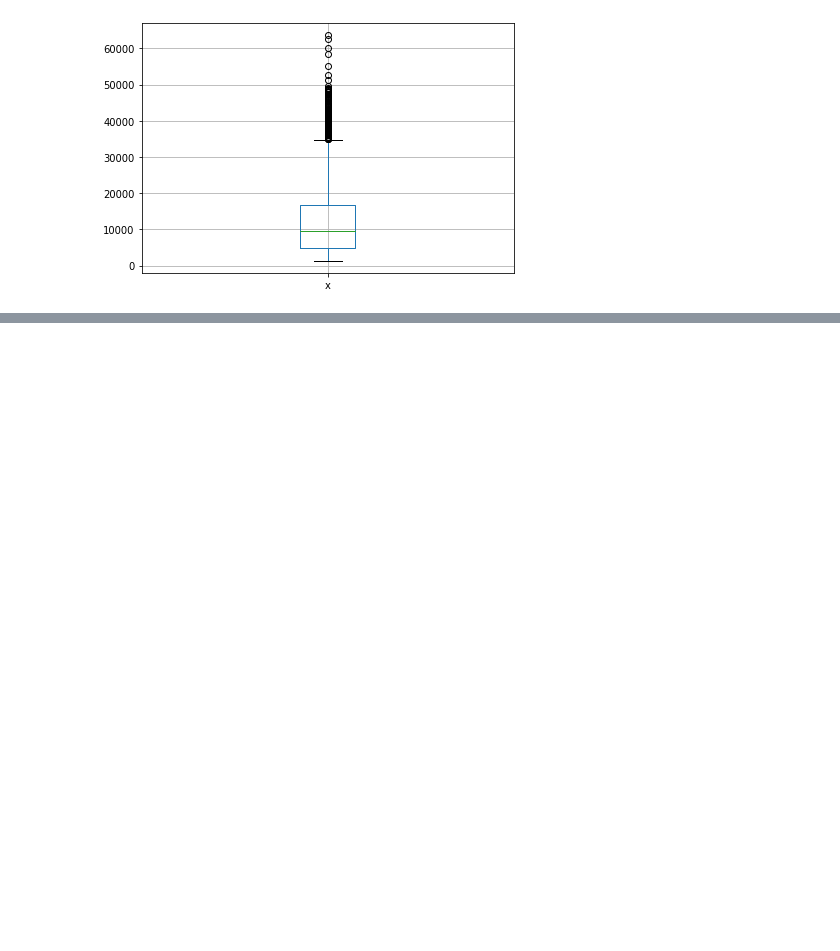
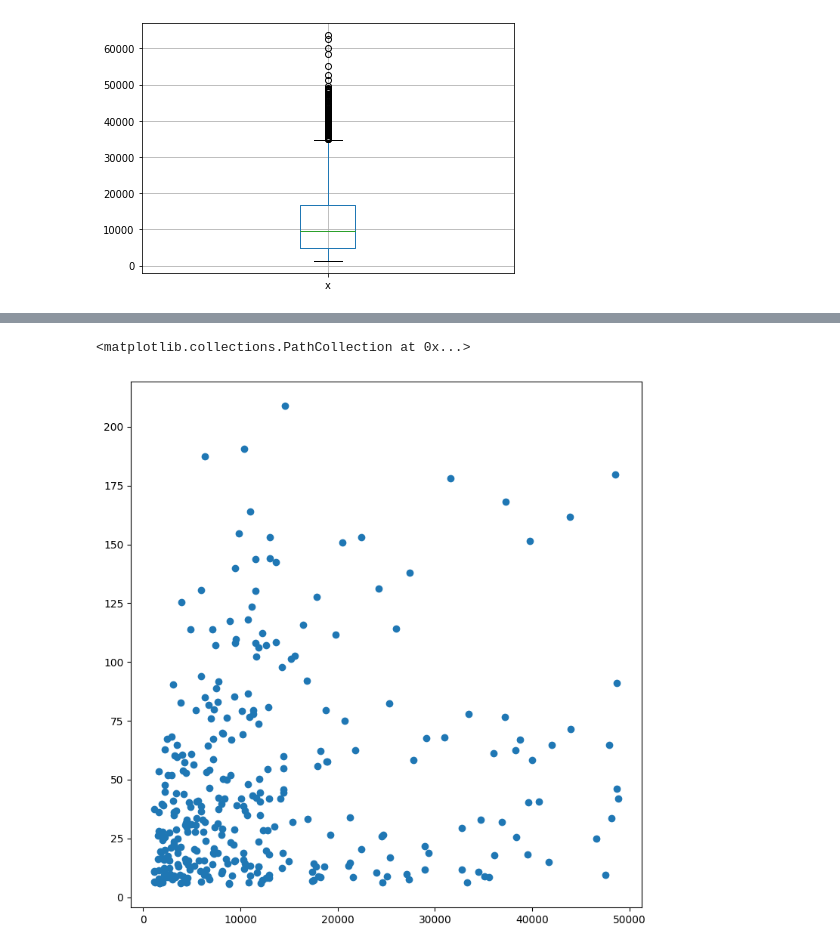
Before and after one commit to aiyyra/ML_GA, a Jupyter notebook: insuranceNN.ipynb, the cells around one changed output, grey strips where cells are left out. Saved outputs shown, nothing was run; the diff lists cells and outputs as text; code cells hidden in the pictures; blank space fills up the shorter version.

```diff
--- a/insuranceNN.ipynb
+++ b/insuranceNN.ipynb
@@ -283,0 +331,5 @@ plot_history(history,'mean_squared_logarithmic_error')
+# %%
+plt.scatter(y_test,prediction)
+# %% [output]
+<matplotlib.collections.PathCollection at 0x...>
+[figure, added]
```
Also changed, not shown: parts of 37 cells of this notebook.
